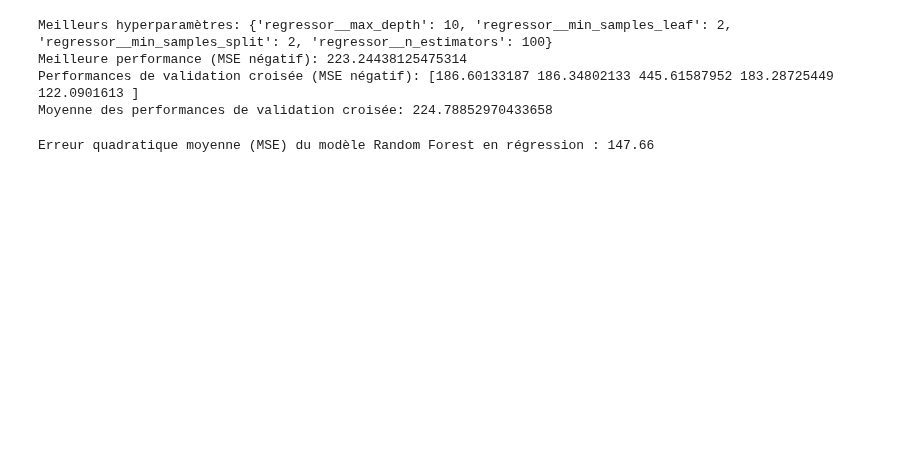
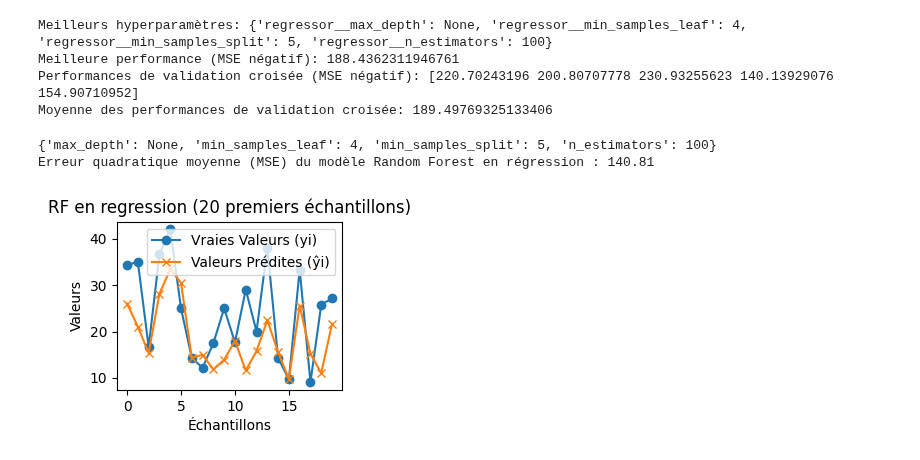
Before and after one commit to MatteoGentili/Apprentissage_Automatique_Project, a Jupyter notebook: Python_files/optimisation_RF.ipynb, the cells around one changed output. Cells and saved outputs as stored; diff of their text form; code cells hidden in the pictures; blank space fills up the shorter version.

```diff
--- a/Python_files/optimisation_RF.ipynb
+++ b/Python_files/optimisation_RF.ipynb
@@ -17,7 +17,7 @@ data = pd.read_csv(nom_du_fichier_csv)
 # %%
 #choose here the label you want to train for among the following list;["prct_cause_infra","prct_cause_gestion_trafic","prct_cause_materiel_roulant","prct_cause_prise_en_charge_voyageurs","prct_cause_externe","prct_cause_gestion_gare"]:
 
-label = "prct_cause_infra"
+label = "prct_cause_gestion_trafic"
 
 
 data_prct = (
@@ -204,20 +204,35 @@ print("Meilleure performance (MSE négatif):", best_performance)
 print("Performances de validation croisée (MSE négatif):", cross_val_scores)
 print("Moyenne des performances de validation croisée:", np.mean(cross_val_scores))
 # %% [output]
-Meilleurs hyperparamètres: {'regressor__max_depth': 10, 'regressor__min_samples_leaf': 2, 'regressor__min_samples_split': 2, 'regressor__n_estimators': 100}
-Meilleure performance (MSE négatif): 223.24438125475314
-Performances de validation croisée (MSE négatif): [186.60133187 186.34802133 445.61587952 183.28725449 122.0901613 ]
-Moyenne des performances de validation croisée: 224.78852970433658
+Meilleurs hyperparamètres: {'regressor__max_depth': None, 'regressor__min_samples_leaf': 4, 'regressor__min_samples_split': 5, 'regressor__n_estimators': 100}
+Meilleure performance (MSE négatif): 188.4362311946761
+Performances de validation croisée (MSE négatif): [220.70243196 200.80707778 230.93255623 140.13929076 154.90710952]
+Moyenne des performances de validation croisée: 189.49769325133406
 # %%
+print(best_params)
+best_params = {key.replace('regressor__', ''): value for key, value in best_params.items()}
+
+# Créez la pipeline avec la mise à l'échelle et le modèle Random Forest Regressor en utilisant les meilleurs hyperparamètres
+RF_final_pipeline = Pipeline([
+    ('scaler', StandardScaler()),  # Étape de mise à l'échelle (peut être omise si les données sont déjà normalisées)
+    ('RF', RandomForestRegressor(**best_params))  # Modèle Random Forest avec les meilleurs hyperparamètres
+])
+RF_final_pipeline .fit(X_train, y_train)
+model_final_mse = mean_squared_error(y_test, RF_final_pipeline .predict(X_test))
+print(f"Erreur quadratique moyenne (MSE) du modèle Random Forest en régression : {model_final_mse:.2f}")
 
 
-# Créez la pipeline avec la mise à l'échelle et le modèle Random Forest Regressor en utilisant les meilleurs hyperparamètres
-model_final_pipeline = Pipeline([
-    ('scaler', StandardScaler()),  # Étape de mise à l'échelle (peut être omise si les données sont déjà normalisées)
-    ('regressor', RandomForestRegressor(**best_params))  # Modèle Random Forest avec les meilleurs hyperparamètres
-])
-model_final_pipeline .fit(X_train, y_train)
-modele_final_mse = mean_squared_error(y_test, model_final_pipeline .predict(X_test))
-print(f"Erreur quadratique moyenne (MSE) du modèle Random Forest en régression : {modele_final_mse:.2f}")
+# Modèle Random Forest en régression
+plt.subplot(222)
+plt.plot(np.arange(20), y_test[:20], label="Vraies Valeurs (yi)", marker='o')
+plt.plot(np.arange(20), RF_final_pipeline .predict(X_test)[:20], label="Valeurs Prédites (ŷi)", marker='x')
+plt.xlabel("Échantillons")
+plt.ylabel("Valeurs")
+plt.title("RF en regression (20 premiers échantillons)")
+plt.legend()
+
+plt.show()
 # %% [output]
-Erreur quadratique moyenne (MSE) du modèle Random Forest en régression : 147.66
+{'max_depth': None, 'min_samples_leaf': 4, 'min_samples_split': 5, 'n_estimators': 100}
+Erreur quadratique moyenne (MSE) du modèle Random Forest en régression : 140.81
+[figure, added]
```
Also changed, not shown: parts of 2 cells of this notebook, 1 other file.
